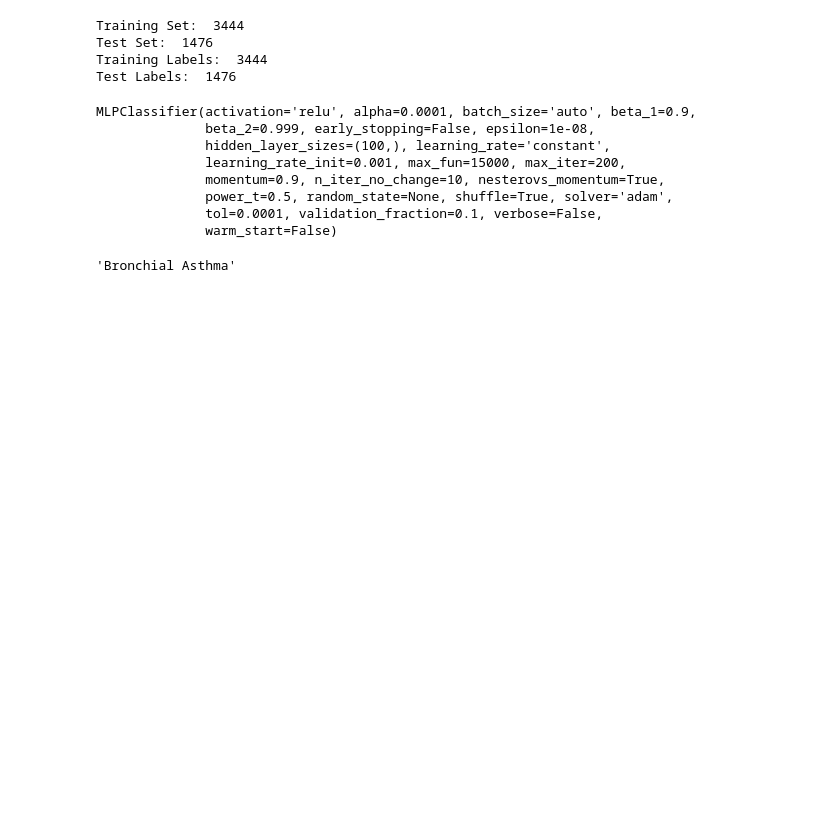
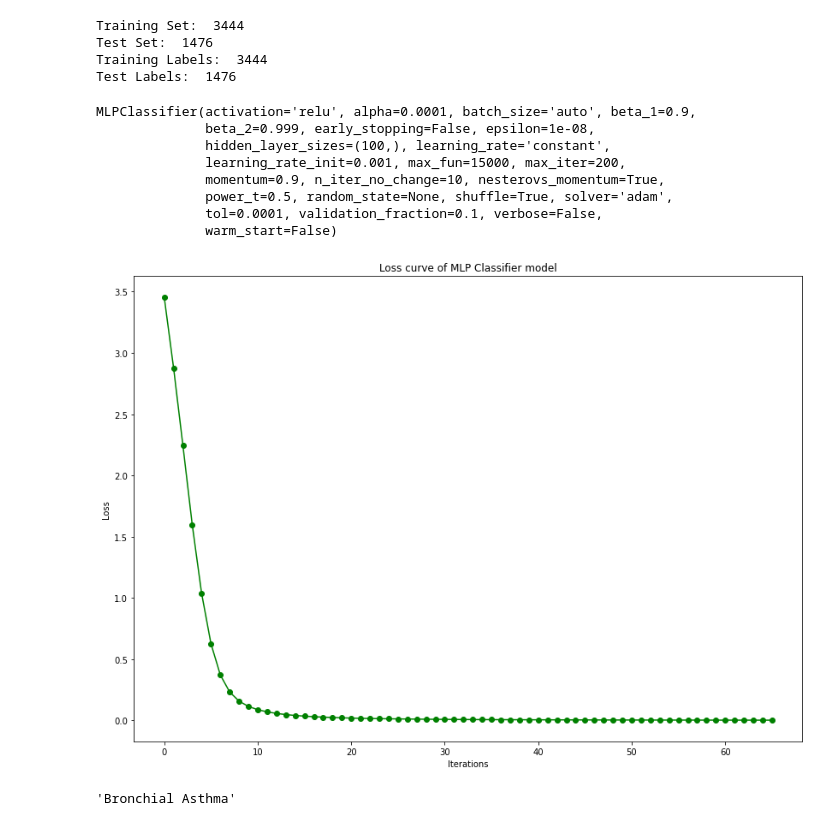
Before and after one commit to Soumya-Dey/DR-BAYMAX-Disease-prediction-system, a Jupyter notebook: mlp.ipynb, the cells around one changed output. Saved outputs shown, nothing was run; the diff lists cells and outputs as text; code cells hidden in the pictures; blank space fills up the shorter version.

Commit message:
added loss curve for mlp

```diff
--- a/mlp.ipynb
+++ b/mlp.ipynb
@@ -74,2 +78,11 @@ MLPClassifier(activation='relu', alpha=0.0001, batch_size='auto', beta_1=0.9,
+# %%
+plt.figure(figsize=(14, 10))
+plt.plot(range(0, len(svm.loss_curve_)), svm.loss_curve_, color='green', marker='o')
+plt.title("Loss curve of MLP Classifier model")
+plt.xlabel("Iterations")
+plt.ylabel("Loss")
+plt.show()
+# %% [output]
+[figure, added]
 # %%
 predictions = svm.predict(test_set)
```
Also changed, not shown: parts of 4 cells of this notebook, 3 other files.
